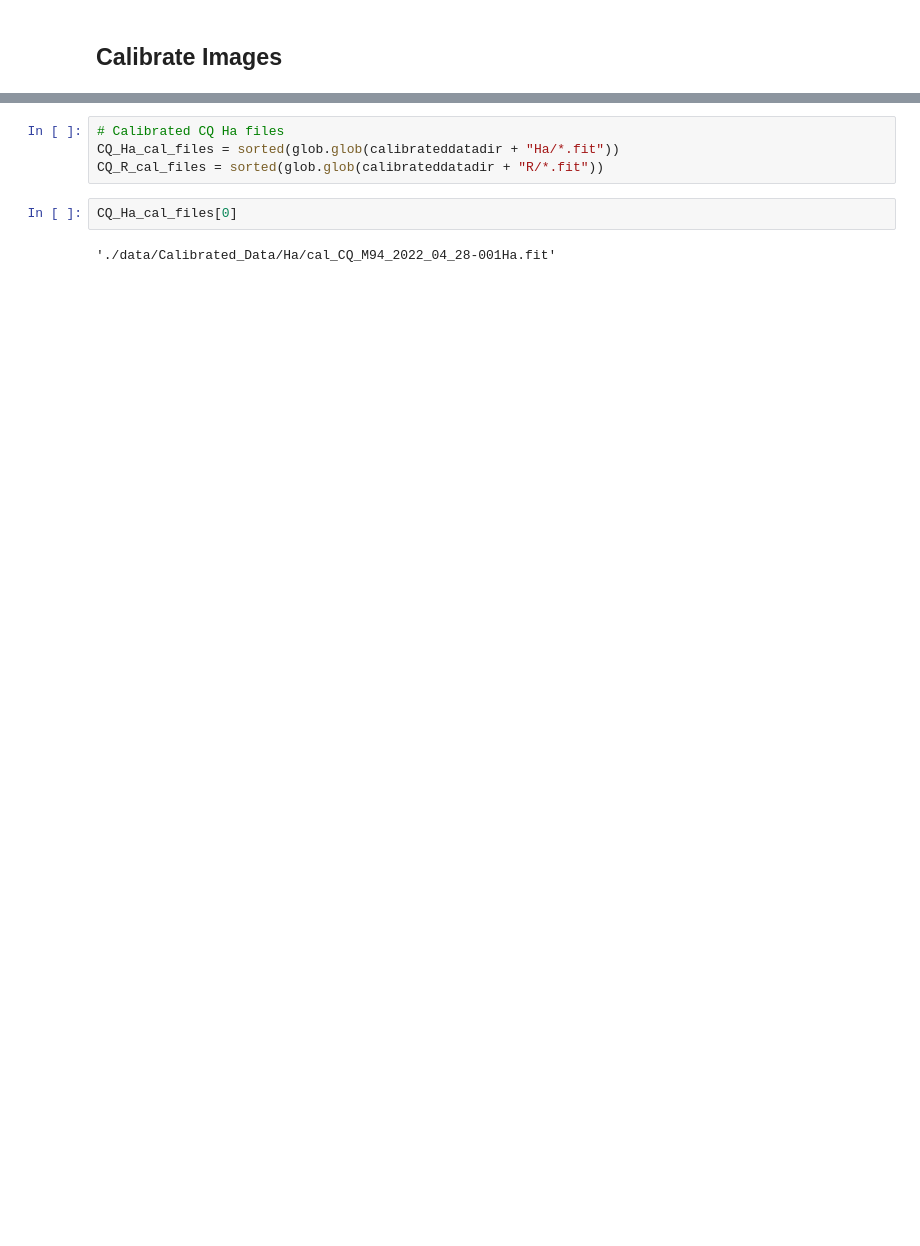
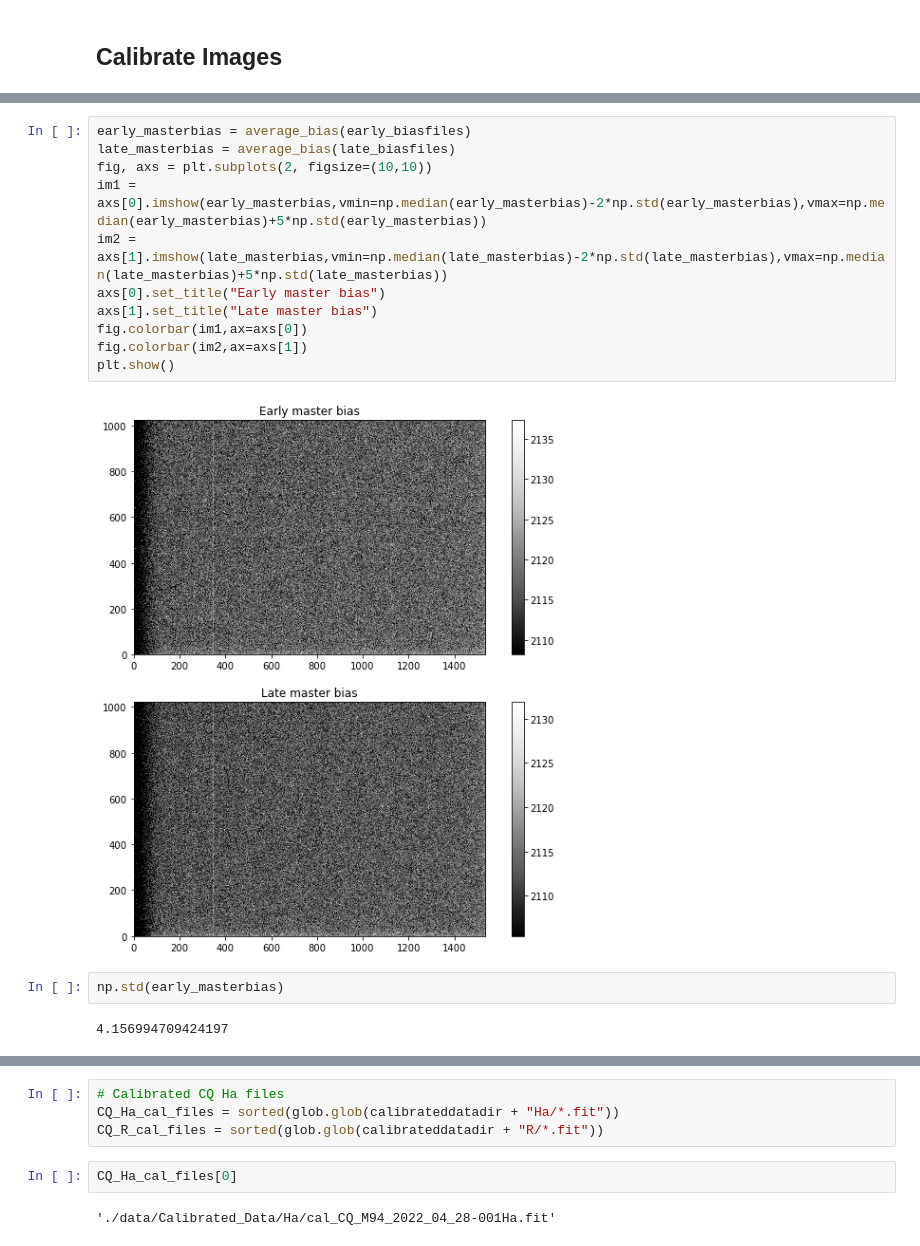
Before and after one commit to lucaspauker/phys100-final-project, a Jupyter notebook: M94_Data_Reduction.ipynb, the cells around one changed output, grey strips where cells are left out. Drawn from its saved outputs; the diff is of its cells as text; blank space fills up the shorter version.

```diff
--- a/M94_Data_Reduction.ipynb
+++ b/M94_Data_Reduction.ipynb
@@ -48,0 +62,17 @@ OS_R_files = glob.glob(datadir + 'M94/*R*.fit')
+# %%
+early_masterbias = average_bias(early_biasfiles)
+late_masterbias = average_bias(late_biasfiles)
+fig, axs = plt.subplots(2, figsize=(10,10))
+im1 = axs[0].imshow(early_masterbias,vmin=np.median(early_masterbias)-2*np.std(early_masterbias),vmax=np.median(early_masterbias)+5*np.std(early_masterbias))
+im2 = axs[1].imshow(late_masterbias,vmin=np.median(late_masterbias)-2*np.std(late_masterbias),vmax=np.median(late_masterbias)+5*np.std(late_masterbias))
+axs[0].set_title("Early master bias")
+axs[1].set_title("Late master bias")
+fig.colorbar(im1,ax=axs[0])
+fig.colorbar(im2,ax=axs[1])
+plt.show()
+# %% [output]
+[figure, added]
+# %%
+np.std(early_masterbias)
+# %% [output]
+4.156994709424197
```
Also changed, not shown: parts of 22 cells of this notebook, 44 other files.
